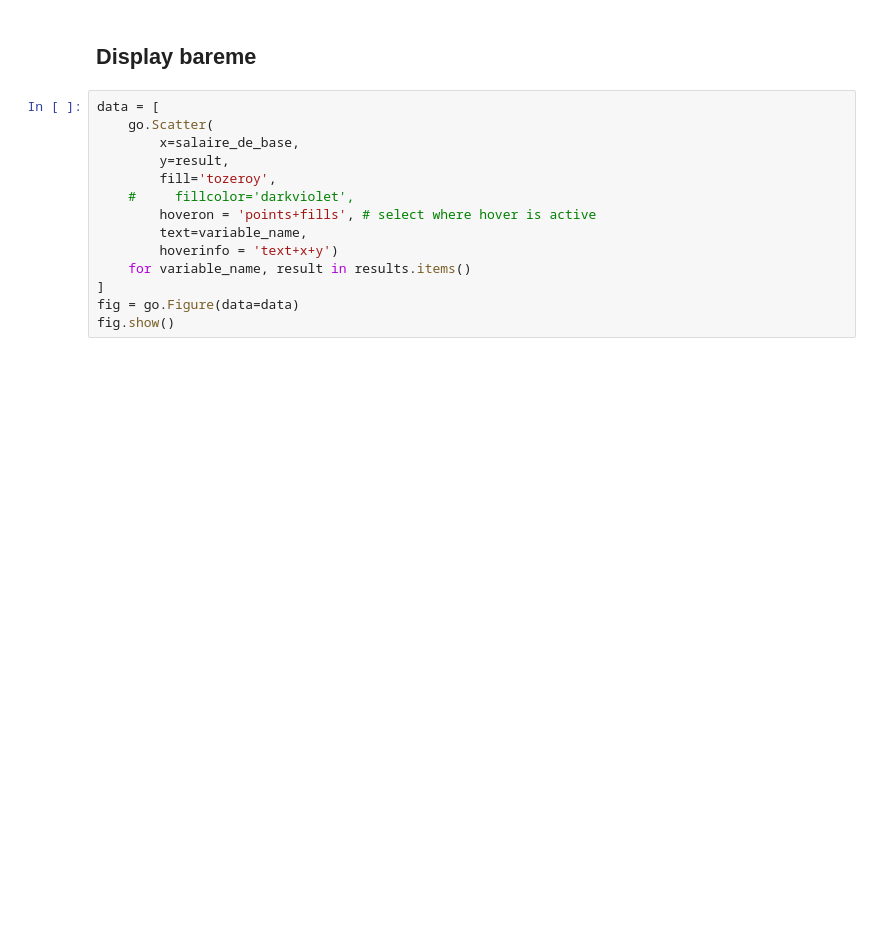
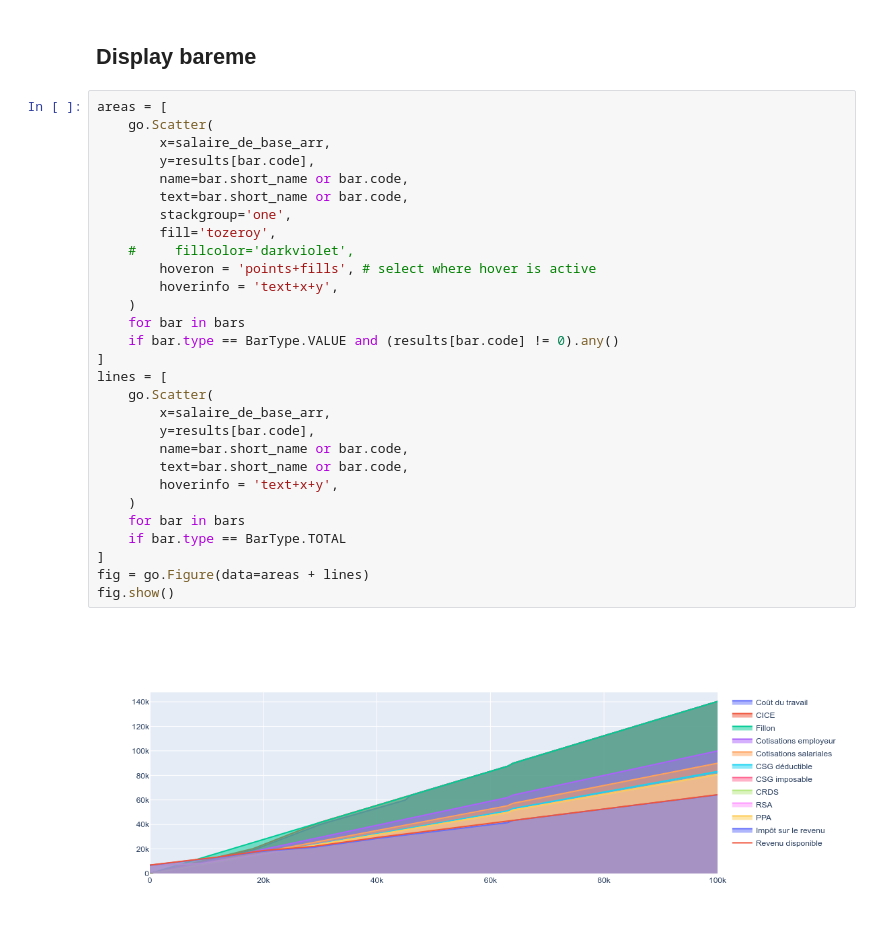
Before and after one commit to cbenz/openfisca-interactive, a Jupyter notebook: index.ipynb, the cells around one changed output. Saved outputs shown, nothing was run; the diff lists cells and outputs as text; blank space fills up the shorter version.

```diff
--- a/index.ipynb
+++ b/index.ipynb
@@ -223,17 +223,34 @@ widgets.VBox([
 VBox(children=(HBox(children=(Label(value='Salaire de base'), SelectionSlider(options=(0.0, 999.99994, 1999.99…
 # %% [markdown]
 ## Display bareme
-# %%
-data = [
-    go.Scatter(
-        x=salaire_de_base,
-        y=result,
-        fill='tozeroy',
-    #     fillcolor='darkviolet',
-        hoveron = 'points+fills', # select where hover is active
-        text=variable_name,
-        hoverinfo = 'text+x+y')
-    for variable_name, result in results.items()
-]
-fig = go.Figure(data=data)
-fig.show()
+# %%
+areas = [
+    go.Scatter(
+        x=salaire_de_base_arr,
+        y=results[bar.code],
+        name=bar.short_name or bar.code,
+        text=bar.short_name or bar.code,
+        stackgroup='one',
+        fill='tozeroy',
+    #     fillcolor='darkviolet',
+        hoveron = 'points+fills', # select where hover is active
+        hoverinfo = 'text+x+y',
+    )
+    for bar in bars
+    if bar.type == BarType.VALUE and (results[bar.code] != 0).any()
+]
+lines = [
+    go.Scatter(
+        x=salaire_de_base_arr,
+        y=results[bar.code],
+        name=bar.short_name or bar.code,
+        text=bar.short_name or bar.code,
+        hoverinfo = 'text+x+y',
+    )
+    for bar in bars
+    if bar.type == BarType.TOTAL
+]
+fig = go.Figure(data=areas + lines)
+fig.show()
+# %% [output]
+[figure, added]
```
